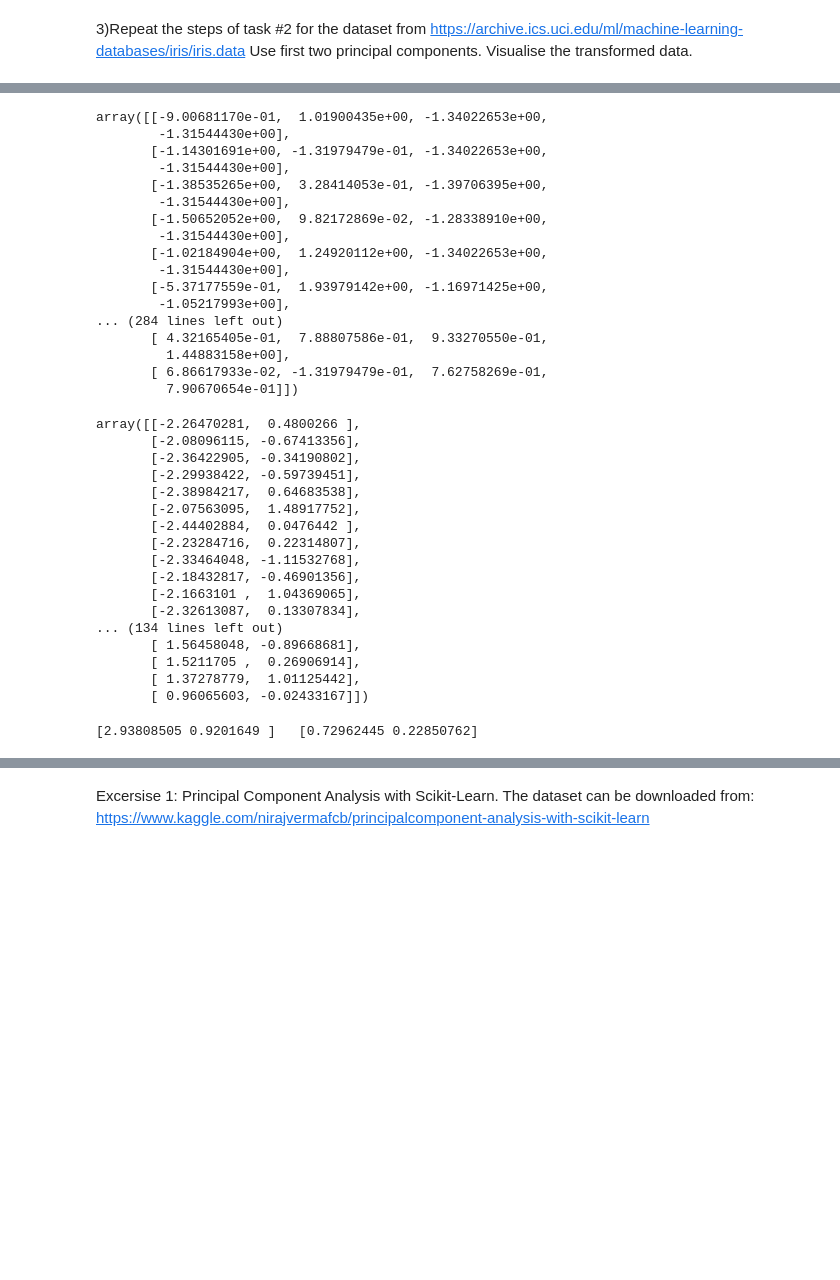
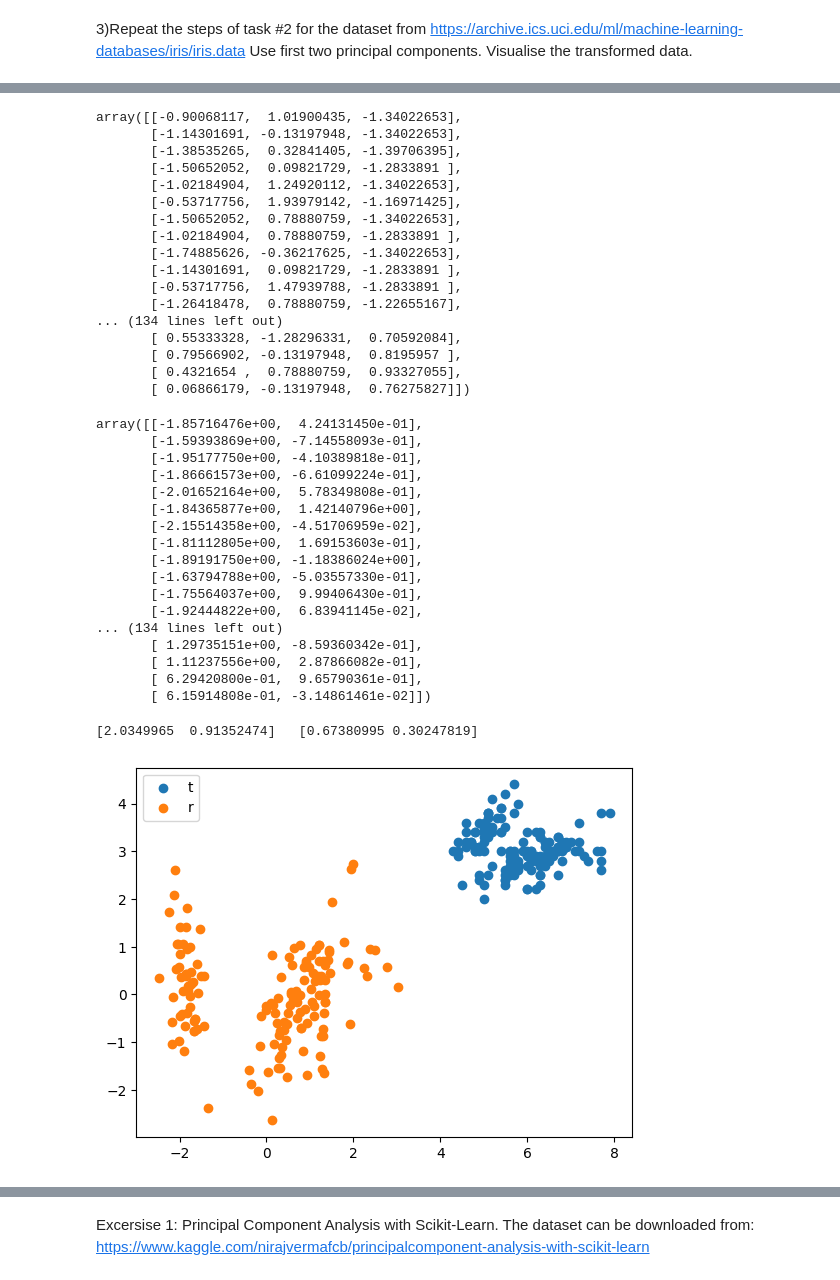
Before and after one commit to siddharthagarwal543/Principal-Component-analysis, a Jupyter notebook: Ml Exp3.ipynb, the cells around one changed output, grey strips where cells are left out. Drawn from its saved outputs; the diff is of its cells as text; code cells hidden in the pictures; blank space fills up the shorter version.

```diff
--- a/Ml Exp3.ipynb
+++ b/Ml Exp3.ipynb
@@ -160,6 +164,6 @@ print(explained_variance," ",explained_variance_ratio)
 # %%
 #Importing datsets
 dataset=pd.read_csv("iris.csv")
-x=dataset.iloc[:,:-1].values
+x=dataset.iloc[:,0:3].values
 x
 # %% [output]
@@ -186,50 +190,59 @@ ss=StandardScaler()
 x1=ss.fit_transform(x)
 x1
 # %% [output]
-array([[-9.00681170e-01,  1.01900435e+00, -1.34022653e+00,
-        -1.31544430e+00],
-       [-1.14301691e+00, -1.31979479e-01, -1.34022653e+00,
-        -1.31544430e+00],
-       [-1.38535265e+00,  3.28414053e-01, -1.39706395e+00,
-        -1.31544430e+00],
-       [-1.50652052e+00,  9.82172869e-02, -1.28338910e+00,
-        -1.31544430e+00],
-       [-1.02184904e+00,  1.24920112e+00, -1.34022653e+00,
-        -1.31544430e+00],
-       [-5.37177559e-01,  1.93979142e+00, -1.16971425e+00,
-        -1.05217993e+00],
-... (284 lines left out)
-       [ 4.32165405e-01,  7.88807586e-01,  9.33270550e-01,
-         1.44883158e+00],
-       [ 6.86617933e-02, -1.31979479e-01,  7.62758269e-01,
-         7.90670654e-01]])
+array([[-0.90068117,  1.01900435, -1.34022653],
+       [-1.14301691, -0.13197948, -1.34022653],
+       [-1.38535265,  0.32841405, -1.39706395],
+       [-1.50652052,  0.09821729, -1.2833891 ],
+       [-1.02184904,  1.24920112, -1.34022653],
+       [-0.53717756,  1.93979142, -1.16971425],
+       [-1.50652052,  0.78880759, -1.34022653],
+       [-1.02184904,  0.78880759, -1.2833891 ],
+       [-1.74885626, -0.36217625, -1.34022653],
+       [-1.14301691,  0.09821729, -1.2833891 ],
+       [-0.53717756,  1.47939788, -1.2833891 ],
+       [-1.26418478,  0.78880759, -1.22655167],
+... (134 lines left out)
+       [ 0.55333328, -1.28296331,  0.70592084],
+       [ 0.79566902, -0.13197948,  0.8195957 ],
+       [ 0.4321654 ,  0.78880759,  0.93327055],
+       [ 0.06866179, -0.13197948,  0.76275827]])
 # %%
 #applying PCA
 pca=PCA(n_components=2)
 x2=pca.fit_transform(x1)
 x2
 # %% [output]
-array([[-2.26470281,  0.4800266 ],
-       [-2.08096115, -0.67413356],
-       [-2.36422905, -0.34190802],
-       [-2.29938422, -0.59739451],
-       [-2.38984217,  0.64683538],
-       [-2.07563095,  1.48917752],
-       [-2.44402884,  0.0476442 ],
-       [-2.23284716,  0.22314807],
-       [-2.33464048, -1.11532768],
-       [-2.18432817, -0.46901356],
-       [-2.1663101 ,  1.04369065],
-       [-2.32613087,  0.13307834],
+array([[-1.85716476e+00,  4.24131450e-01],
+       [-1.59393869e+00, -7.14558093e-01],
+       [-1.95177750e+00, -4.10389818e-01],
+       [-1.86661573e+00, -6.61099224e-01],
+       [-2.01652164e+00,  5.78349808e-01],
+       [-1.84365877e+00,  1.42140796e+00],
+       [-2.15514358e+00, -4.51706959e-02],
+       [-1.81112805e+00,  1.69153603e-01],
+       [-1.89191750e+00, -1.18386024e+00],
+       [-1.63794788e+00, -5.03557330e-01],
+       [-1.75564037e+00,  9.99406430e-01],
+       [-1.92444822e+00,  6.83941145e-02],
 ... (134 lines left out)
-       [ 1.56458048, -0.89668681],
-       [ 1.5211705 ,  0.26906914],
-       [ 1.37278779,  1.01125442],
-       [ 0.96065603, -0.02433167]])
+       [ 1.29735151e+00, -8.59360342e-01],
+       [ 1.11237556e+00,  2.87866082e-01],
+       [ 6.29420800e-01,  9.65790361e-01],
+       [ 6.15914808e-01, -3.14861461e-02]])
 # %%
 #Finding principal components
 explained_variance=pca.explained_variance_
 explained_variance_ratio=pca.explained_variance_ratio_
 print(explained_variance," ",explained_variance_ratio)
 # %% [output]
-[2.93808505 0.9201649 ]   [0.72962445 0.22850762]
+[2.0349965  0.91352474]   [0.67380995 0.30247819]
+# %%
+#Data visulaiztion
+plt.scatter(x[:,0],x[:,1])
+plt.legend('Original data')
+plt.scatter(x2[:,0],x2[:,1])
+plt.legend('tranformed data')
+plt.show()
+# %% [output]
+[figure, added]
```
Also changed, not shown: parts of 5 cells of this notebook.
